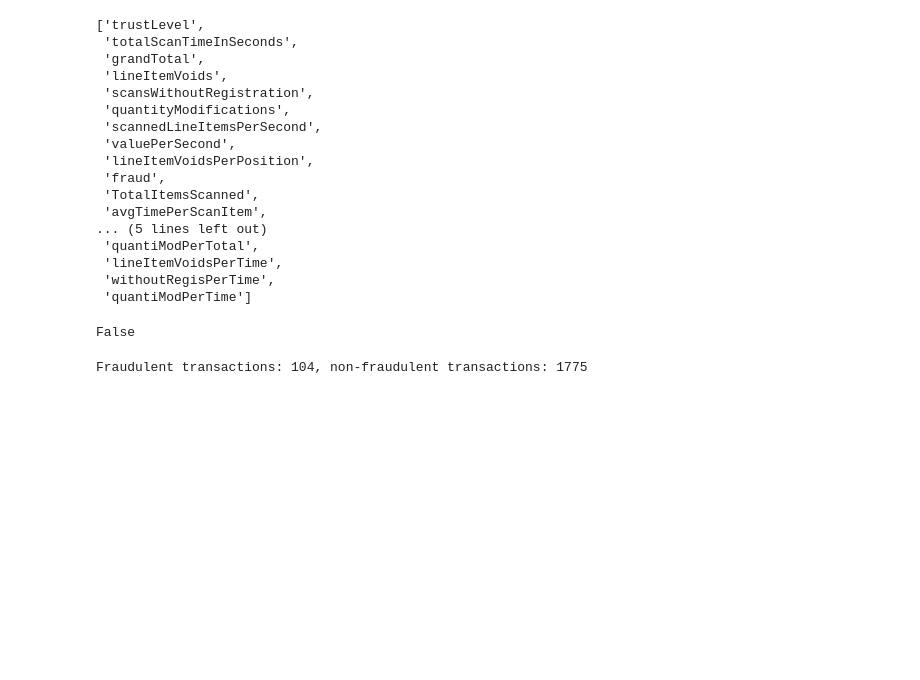
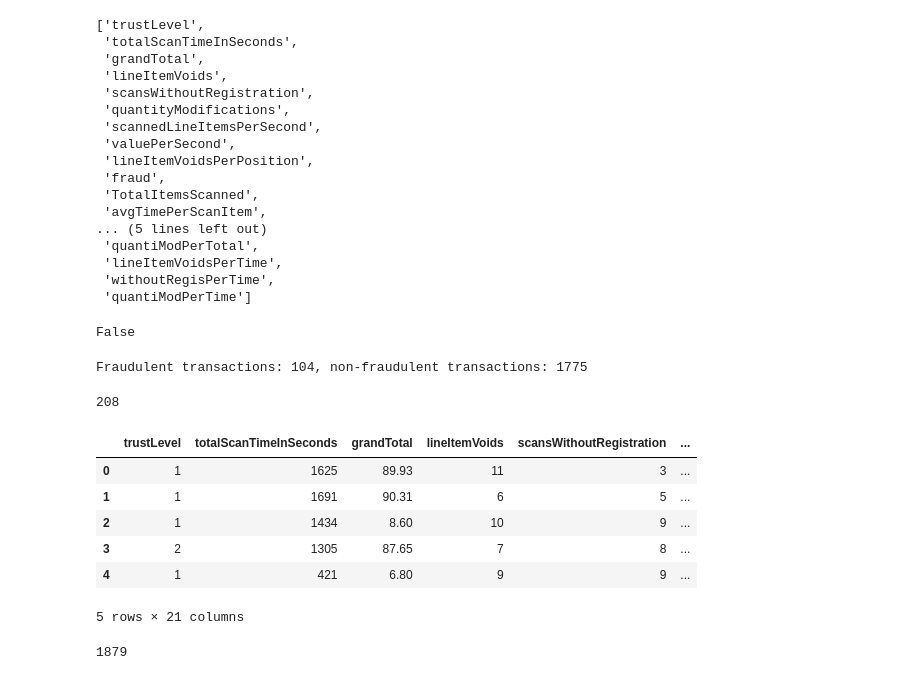
Before and after one commit to TurmaeUrsorum/belajar-piton, a Jupyter notebook: 24. Transaction Classification of Fraud and Non Fraud/fraud_non_fraud.ipynb, the cells around one changed output. Drawn from its saved outputs; the diff is of its cells as text; code cells hidden in the pictures; blank space fills up the shorter version.

```diff
--- a/24. Transaction Classification of Fraud and Non Fraud/fraud_non_fraud.ipynb
+++ b/24. Transaction Classification of Fraud and Non Fraud/fraud_non_fraud.ipynb
@@ -615,3 +615,24 @@ n_non_fraudulent = non_fraudulent.count()[0]
 print("Fraudulent transactions: {}, non-fraudulent transactions: {}".format(n_fraudulent, n_non_fraudulent))
 # %% [output]
 Fraudulent transactions: 104, non-fraudulent transactions: 1775
+# %%
+fraudulent.reset_index(drop=True, inplace=True)
+non_fraudulent_subset.reset_index(drop=True, inplace=True)
+dfs = pd.concat([fraudulent, non_fraudulent_subset])
+# %%
+print(dfs.count()[0])
+dfs = dfs.sample(208).reset_index(drop=True)
+dfs.head()
+# %% [output]
+208
+|  | trustLevel | totalScanTimeInSeconds | grandTotal | lineItemVoids | scansWithoutRegistration | ... |
+| 0 | 1 | 1625 | 89.93 | 11 | 3 | ... |
+| 1 | 1 | 1691 | 90.31 | 6 | 5 | ... |
+| 2 | 1 | 1434 | 8.60 | 10 | 9 | ... |
+| 3 | 2 | 1305 | 87.65 | 7 | 8 | ... |
+| 4 | 1 | 421 | 6.80 | 9 | 9 | ... |
+5 rows × 21 columns
+# %%
+print(df.count()[0])
+# %% [output]
+1879
```
Also changed, not shown: parts of 8 cells of this notebook.
